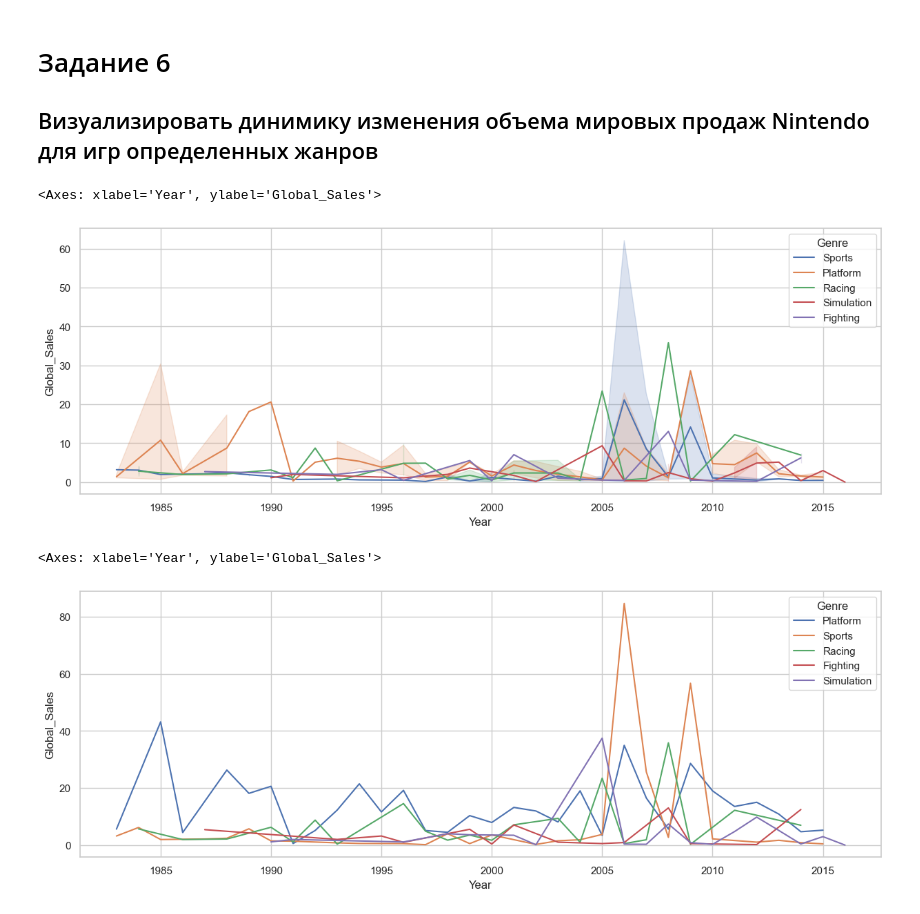
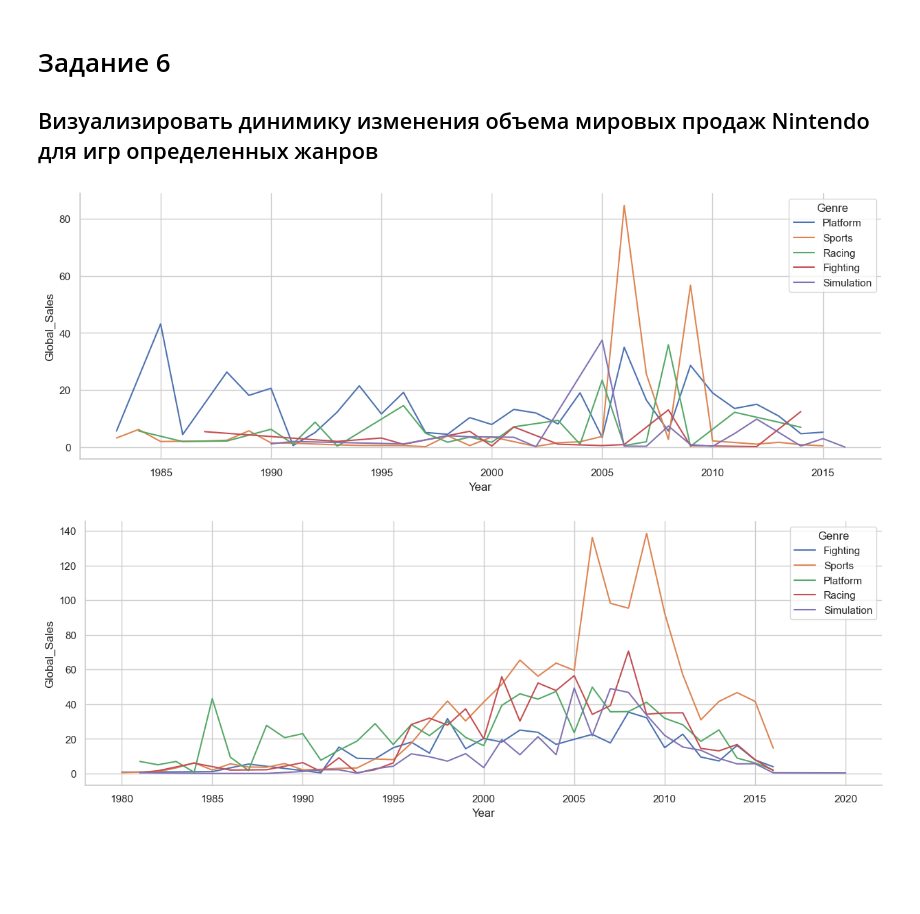
Before and after one commit to MrAriec/analytics_project, a Jupyter notebook: 1_project/project_1.ipynb, the cells around one changed output. Saved outputs shown, nothing was run; the diff lists cells and outputs as text; code cells hidden in the pictures; blank space fills up the shorter version.

```diff
--- a/1_project/project_1.ipynb
+++ b/1_project/project_1.ipynb
@@ -205,8 +199,3 @@ df_sales_nintendo = df[(df.Publisher == 'Nintendo') & (df.Genre.isin(['Fighting'
-# %%
-sns.lineplot(df_sales_nintendo, x='Year', y='Global_Sales', hue='Genre')
-# %% [output]
-<Axes: xlabel='Year', ylabel='Global_Sales'>
-[figure, removed]
 # %%
 df_sales_nintendo = df[(df.Publisher == 'Nintendo') & (df.Genre.isin(['Fighting', 'Simulation', 'Platform', 'Racing', 'Sports']))] \
                     .groupby(['Year', 'Genre']) \
@@ -214,6 +203,16 @@ df_sales_nintendo = df[(df.Publisher == 'Nintendo') & (df.Genre.isin(['Fighting'
                     .reset_index()
 # %%
 sns.lineplot(df_sales_nintendo, x='Year', y='Global_Sales', hue='Genre')
+sns.despine()
 # %% [output]
-<Axes: xlabel='Year', ylabel='Global_Sales'>
 [figure]
+# %%
+df_sales = df[(df.Genre.isin(['Fighting', 'Simulation', 'Platform', 'Racing', 'Sports']))] \
+                    .groupby(['Year', 'Genre']) \
+                    .agg(Global_Sales = ('Global_Sales', 'sum')) \
+                    .reset_index()
+# %%
+sns.lineplot(df_sales, x='Year', y='Global_Sales', hue='Genre')
+sns.despine()
+# %% [output]
+[figure, added]
```
Also changed, not shown: parts of 8 cells of this notebook.
